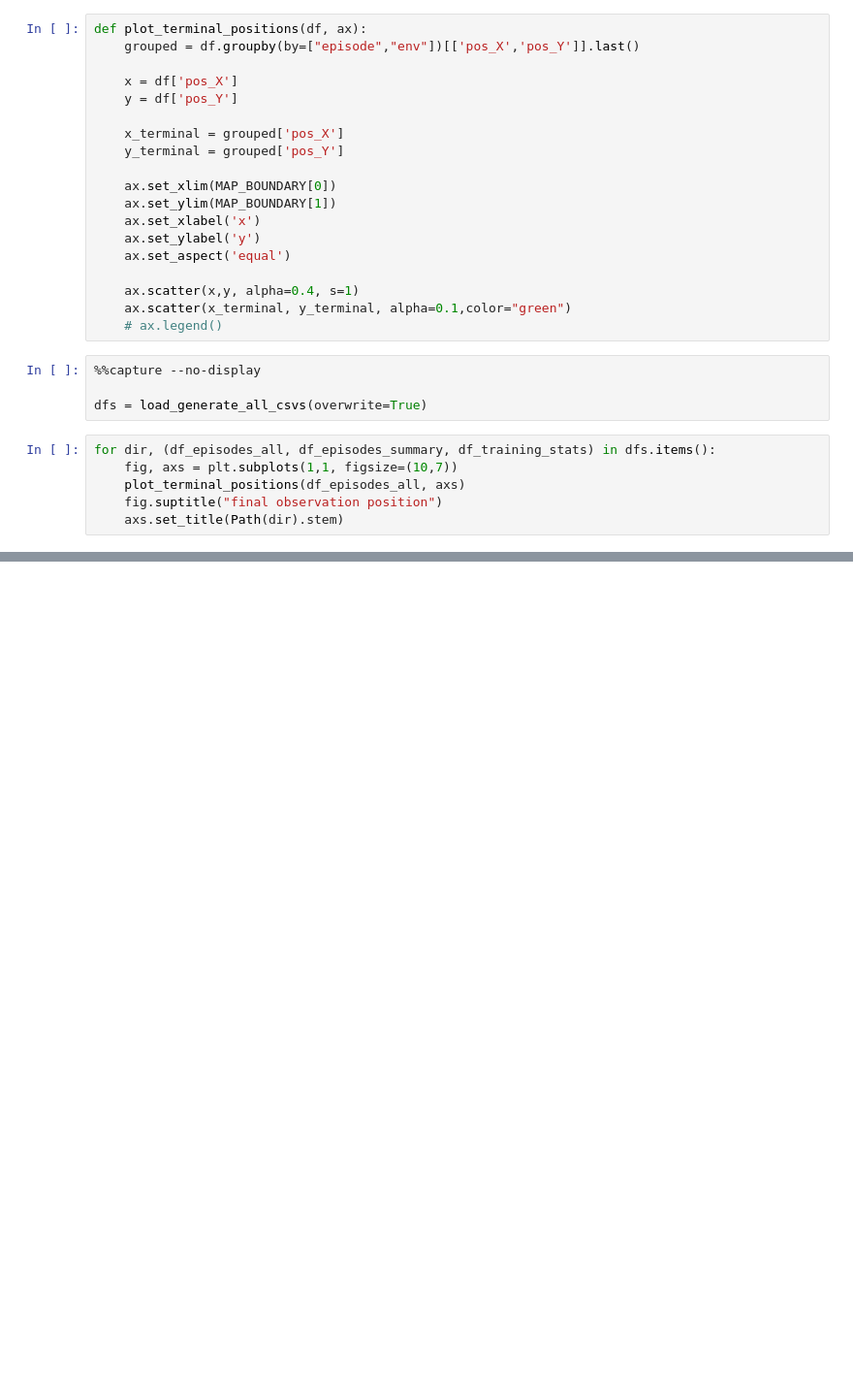
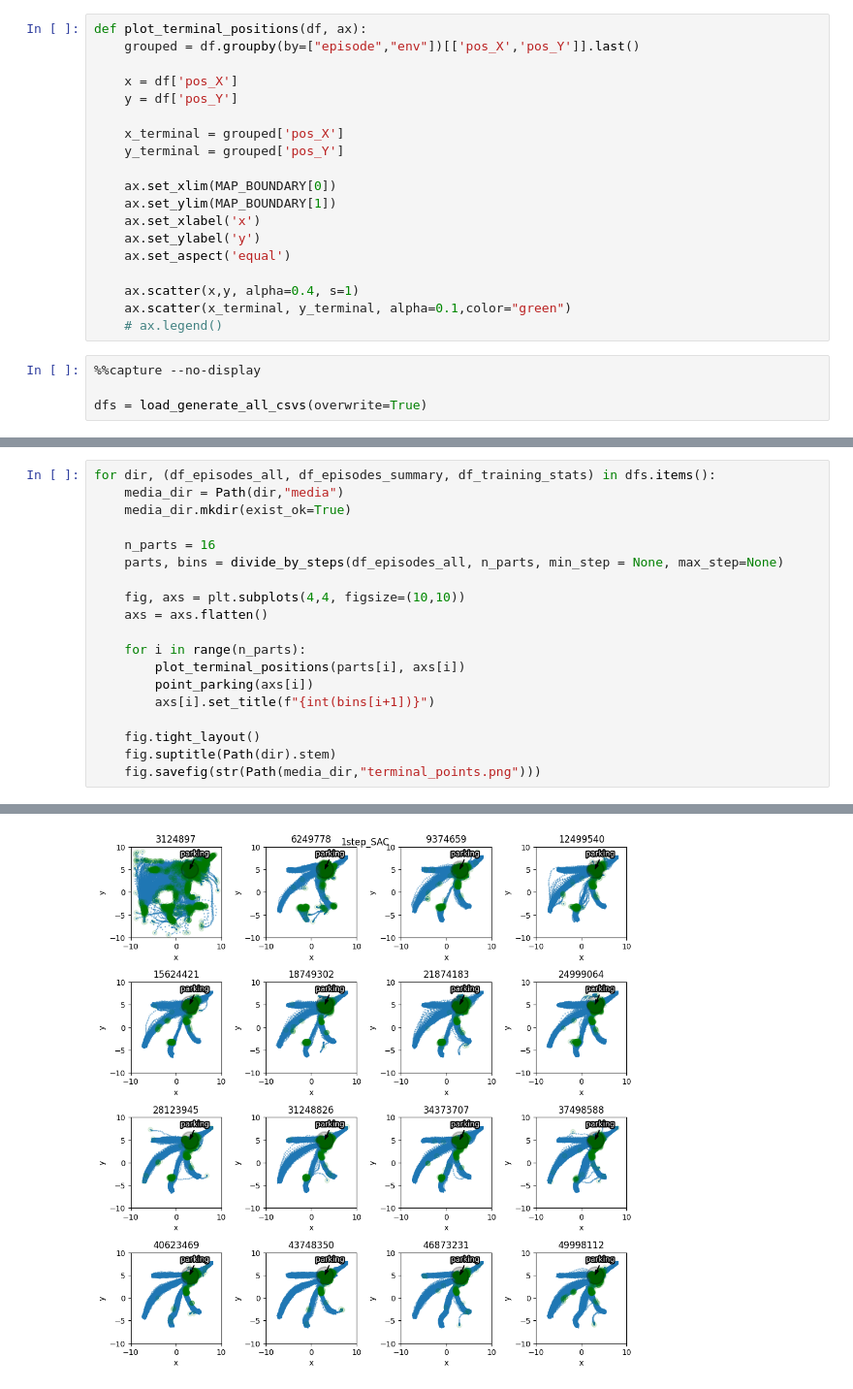
Before and after one commit to MeWoash/rl_project, a Jupyter notebook: src/notebooks/terminal_states.ipynb, the cells around one changed output, grey strips where cells are left out. Shown at 97% size. Cells and saved outputs as stored; diff of their text form; blank space fills up the shorter version.

```diff
--- a/src/notebooks/terminal_states.ipynb
+++ b/src/notebooks/terminal_states.ipynb
@@ -49,9 +49,3 @@ def plot_terminal_positions(df, ax):
 %%capture --no-display
 
 dfs = load_generate_all_csvs(overwrite=True)
-# %%
-for dir, (df_episodes_all, df_episodes_summary, df_training_stats) in dfs.items():
-    fig, axs = plt.subplots(1,1, figsize=(10,7))
-    plot_terminal_positions(df_episodes_all, axs)
-    fig.suptitle("final observation position")
-    axs.set_title(Path(dir).stem)
@@ -61,0 +52,20 @@ for dir, (df_episodes_all, df_episodes_summary, df_training_stats) in dfs.items(
+# %%
+for dir, (df_episodes_all, df_episodes_summary, df_training_stats) in dfs.items():
+    media_dir = Path(dir,"media")
+    media_dir.mkdir(exist_ok=True)
+
+    n_parts = 16
+    parts, bins = divide_by_steps(df_episodes_all, n_parts, min_step = None, max_step=None)
+
+    fig, axs = plt.subplots(4,4, figsize=(10,10))
+    axs = axs.flatten()
+
+    for i in range(n_parts):
+        plot_terminal_positions(parts[i], axs[i])
+        point_parking(axs[i])
+        axs[i].set_title(f"{int(bins[i+1])}")
+
+    fig.tight_layout()
+    fig.suptitle(Path(dir).stem)
+    fig.savefig(str(Path(media_dir,"terminal_points.png")))
+# %% [output]
@@ -61,0 +74 @@ for dir, (df_episodes_all, df_episodes_summary, df_training_stats) in dfs.items(
+[figure, added]
```
Also changed, not shown: parts of 3 cells of this notebook, 8 other files.
